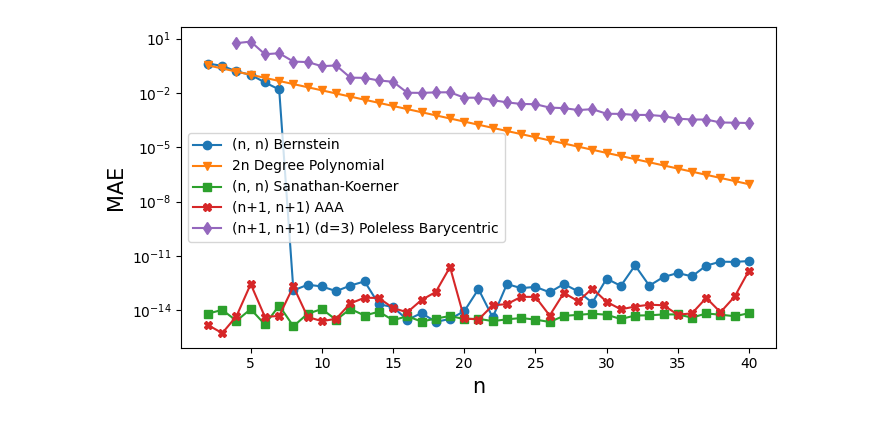
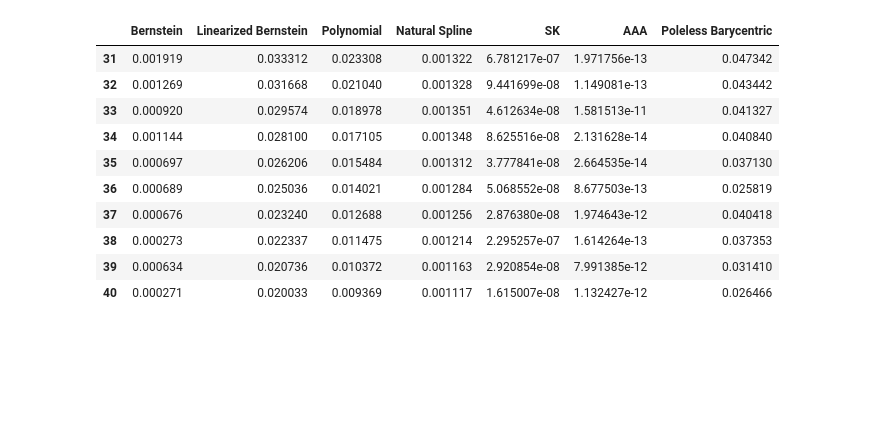
Before and after one commit to infamoussoap/RationalFunctionApproximation, a Jupyter notebook: Numerical Tests/Function Approx Plots.ipynb, the cells around one changed output. Drawn from its saved outputs; the diff is of its cells as text; code cells hidden in the pictures; blank space fills up the shorter version.

```diff
--- a/Numerical Tests/Function Approx Plots.ipynb
+++ b/Numerical Tests/Function Approx Plots.ipynb
@@ -74,32 +8,20 @@ plt.savefig(f"tan_convergence.png", dpi=150)
-# %%
-fig, ax = plt.subplots(1, 1, figsize=(7, 4))
-
-df = pd.read_csv('Tests/function_approx/csv_files/runge_max.csv', index_col=0)
-
-i = 0
-for col in df.columns:
-    if col in ['Linearized Bernstein', 'Natural Spline']:
-        continue
-
-    if col in ['Bernstein', 'SK']:
-        label = f"(n, n) {col}" if col != 'SK' else f"(n, n) Sanathan-Koerner"
-    elif col == 'Polynomial':
-        label = f"2n Degree Polynomial"
-    elif col == 'Poleless Barycentric':
-        label = f"(n+1, n+1) (d=3) {col}"
-    else:
-        label = f"(n+1, n+1) {col}"
-
-    ax.plot(df[col], label=label, marker=markers[i])
-    i += 1
-
-ax.set_yscale('log')
-ax.legend()
-
-ax.set_ylabel('MAE', fontsize=15)
-ax.set_xlabel('n', fontsize=15)
-
-plt.tight_layout()
-plt.savefig(f"runge_convergence.png", dpi=150)
-# %% [output]
-[figure, removed]
+# %%
+csv_files = ['Tests/function_approx/csv_files/runge_max.csv',
+             'Tests/function_approx/csv_files/abs_max.csv',
+             'Tests/function_approx/csv_files/tan_max.csv']
+# %%
+df = pd.read_csv(csv_files[2], index_col=0)
+# %%
+df.tail(10)
+# %% [output]
+|  | Bernstein | Linearized Bernstein | Polynomial | Natural Spline | SK | AAA | Poleless Barycentric |
+| 31 | 0.001919 | 0.033312 | 0.023308 | 0.001322 | 6.781217e-07 | 1.971756e-13 | 0.047342 |
+| 32 | 0.001269 | 0.031668 | 0.021040 | 0.001328 | 9.441699e-08 | 1.149081e-13 | 0.043442 |
+| 33 | 0.000920 | 0.029574 | 0.018978 | 0.001351 | 4.612634e-08 | 1.581513e-11 | 0.041327 |
+| 34 | 0.001144 | 0.028100 | 0.017105 | 0.001348 | 8.625516e-08 | 2.131628e-14 | 0.040840 |
+| 35 | 0.000697 | 0.026206 | 0.015484 | 0.001312 | 3.777841e-08 | 2.664535e-14 | 0.037130 |
+| 36 | 0.000689 | 0.025036 | 0.014021 | 0.001284 | 5.068552e-08 | 8.677503e-13 | 0.025819 |
+| 37 | 0.000676 | 0.023240 | 0.012688 | 0.001256 | 2.876380e-08 | 1.974643e-12 | 0.040418 |
+| 38 | 0.000273 | 0.022337 | 0.011475 | 0.001214 | 2.295257e-07 | 1.614264e-13 | 0.037353 |
+| 39 | 0.000634 | 0.020736 | 0.010372 | 0.001163 | 2.920854e-08 | 7.991385e-12 | 0.031410 |
+| 40 | 0.000271 | 0.020033 | 0.009369 | 0.001117 | 1.615007e-08 | 1.132427e-12 | 0.026466 |
```
Also changed, not shown: parts of 4 cells of this notebook, 13 other files.
